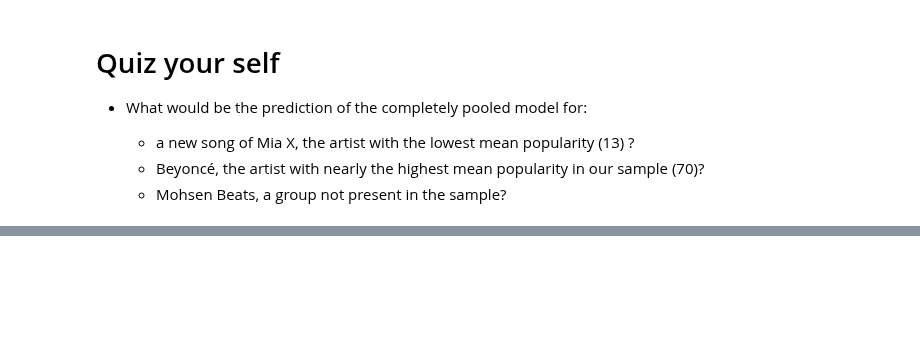
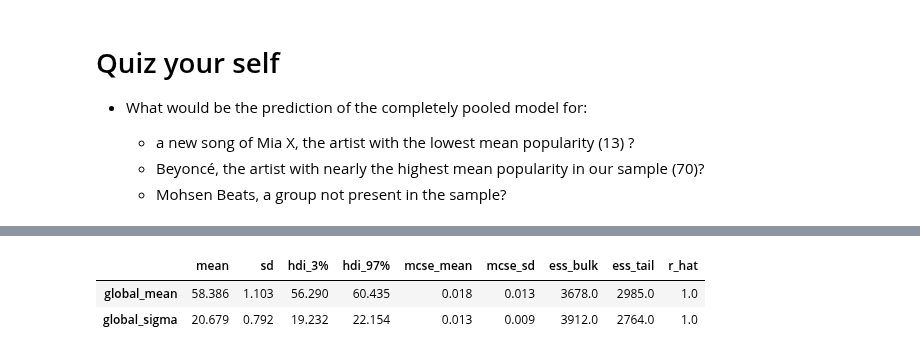
Before and after one commit to gcorani/bda, a Jupyter notebook: 3b-ProbProgramming-hierarchical.ipynb, the cells around one changed output, grey strips where cells are left out. Saved outputs shown, nothing was run; the diff lists cells and outputs as text; code cells hidden in the pictures; blank space fills up the shorter version.

```diff
--- a/3b-ProbProgramming-hierarchical.ipynb
+++ b/3b-ProbProgramming-hierarchical.ipynb
@@ -195,3 +199,13 @@ Y_{ij} | \mu, \sigma & \sim N(\mu, \sigma^2) \\
 \end{split}
 \tag{16.1}
 \end{equation}
+# %%
+with pm.Model() as pooled_model:
+    # prior
+    global_mean     =   pm.Normal ('global_mean', 50,  25)
+    global_sigma    =  pm.HalfNormal ('global_sigma', sd = 20)
+
+    #likelihood
+    popularity          =  pm.Normal ('popularity', mu = global_mean,  sigma = global_sigma, observed = spotify["popularity"])
+
+    trace_pooled     = pm.sample(return_inferencedata=True)
@@ -197,0 +219,10 @@ Y_{ij} | \mu, \sigma & \sim N(\mu, \sigma^2) \\
+# %%
+# The posterior summary shows  that Spotify songs have an average popularity of about 58;
+# there is  a relatively large standard deviation from song to song of about 20 points.
+# Thus the popularity of about 68% of the songs is estimated to be in 58+-20=[38, 78].
+# Thus the popularity of about 95% of the songs is estimated to be in 58+-40=[08, 98].
+az.summary(trace_pooled)
+# %% [output]
+|  | mean | sd | hdi_3% | hdi_97% | mcse_mean | mcse_sd | ess_bulk | ess_tail | r_hat |
+| global_mean | 58.386 | 1.103 | 56.290 | 60.435 | 0.018 | 0.013 | 3678.0 | 2985.0 | 1.0 |
+| global_sigma | 20.679 | 0.792 | 19.232 | 22.154 | 0.013 | 0.009 | 3912.0 | 2764.0 | 1.0 |
```
Also changed, not shown: parts of 26 cells of this notebook, 4 other files.
